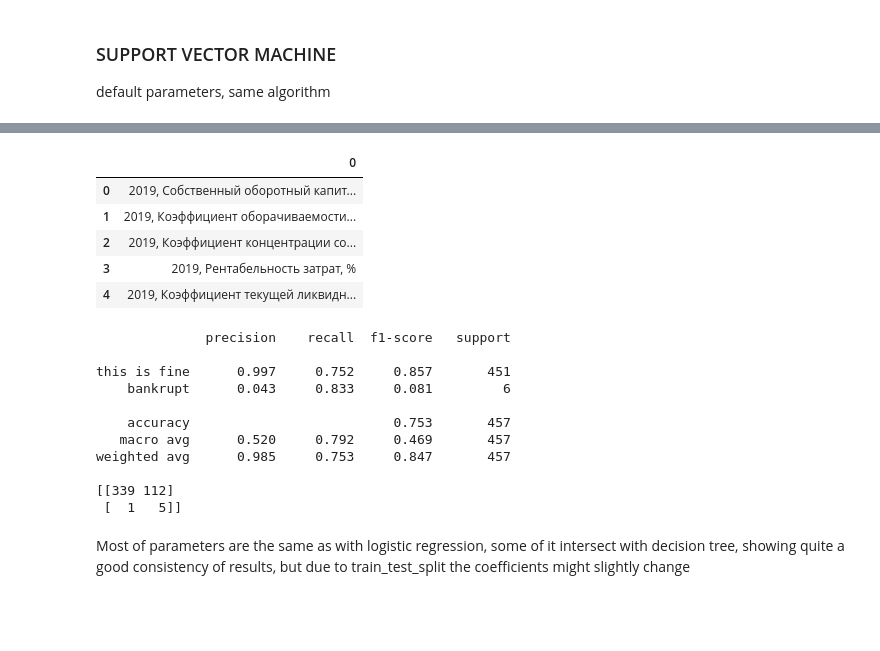
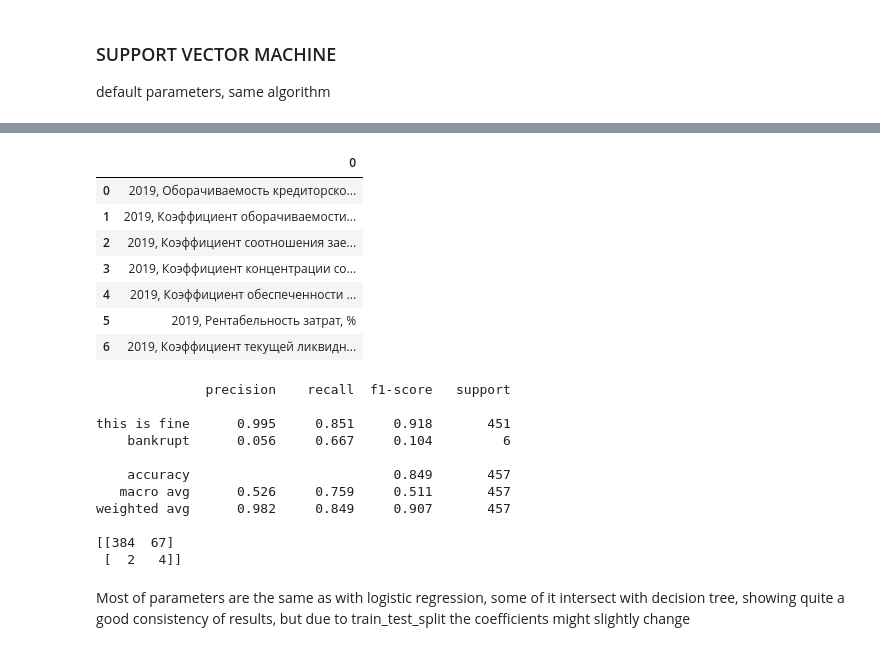
Before and after one commit to Mekss/retail-companies-bankruptcy-research, a Jupyter notebook: bankruptcy analysis.ipynb, the cells around one changed output, grey strips where cells are left out. Cells and saved outputs as stored; diff of their text form; code cells hidden in the pictures; blank space fills up the shorter version.

```diff
--- a/bankruptcy analysis.ipynb
+++ b/bankruptcy analysis.ipynb
@@ -224,7 +224,7 @@ as seen on plot 6 features (out of 20) is optimal number for logistic regression
 # %%
 clf = LogisticRegression(random_state=0) #.fit(X, y)
 
-sfs = SequentialFeatureSelector(clf, n_features_to_select=7)
+sfs = SequentialFeatureSelector(clf, n_features_to_select=6)
 sfs.fit(X_train, y_train)
 cols = sfs.get_support(indices=True)
 X_important_features = X_train.iloc[:,cols]
@@ -334,16 +353,18 @@ plt.show()
 # %%
-sfs = SequentialFeatureSelector(clf, n_features_to_select=5)
+sfs = SequentialFeatureSelector(clf, n_features_to_select=7)
 sfs.fit(X_train, y_train)
 cols = sfs.get_support(indices=True)
 important_features = pd.DataFrame(X_train.iloc[:,cols].columns)
 important_features
 # %% [output]
 |  | 0 |
-| 0 | 2019, Собственный оборотный капит... |
+| 0 | 2019, Оборачиваемость кредиторско... |
 | 1 | 2019, Коэффициент оборачиваемости... |
-| 2 | 2019, Коэффициент концентрации со... |
-| 3 | 2019, Рентабельность затрат, % |
-| 4 | 2019, Коэффициент текущей ликвидн... |
+| 2 | 2019, Коэффициент соотношения зае... |
+| 3 | 2019, Коэффициент концентрации со... |
+| 4 | 2019, Коэффициент обеспеченности ... |
+| 5 | 2019, Рентабельность затрат, % |
+| 6 | 2019, Коэффициент текущей ликвидн... |
 # %%
 clf = LinearSVC(max_iter=10000).fit(X_train[important_features[0]], y_train)
 y_pred = clf.predict(X_test[important_features[0]])
@@ -352,14 +373,14 @@ print(confusion_matrix(y_test, y_pred))
 # %% [output]
               precision    recall  f1-score   support
 
-this is fine      0.997     0.752     0.857       451
-    bankrupt      0.043     0.833     0.081         6
+this is fine      0.995     0.851     0.918       451
+    bankrupt      0.056     0.667     0.104         6
 
-    accuracy                          0.753       457
-   macro avg      0.520     0.792     0.469       457
-weighted avg      0.985     0.753     0.847       457
+    accuracy                          0.849       457
+   macro avg      0.526     0.759     0.511       457
+weighted avg      0.982     0.849     0.907       457
 
-[[339 112]
- [  1   5]]
+[[384  67]
+ [  2   4]]
 # %% [markdown]
 Most of parameters are the same as with logistic regression, some of it intersect with decision tree, showing quite a good consistency of results, but due to train_test_split the coefficients might slightly change
```
Also changed, not shown: parts of 12 cells of this notebook.
